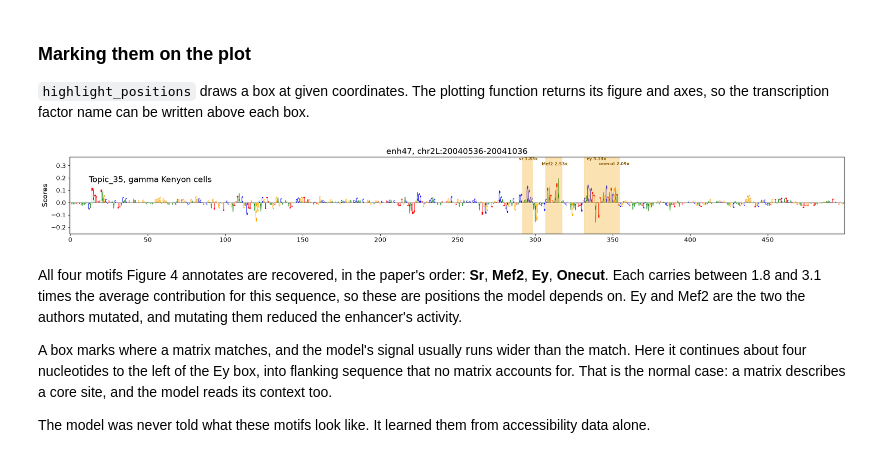
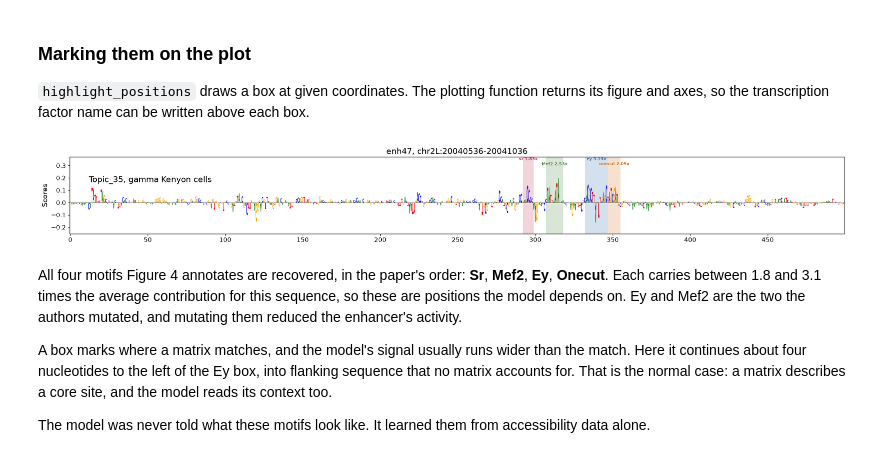
Before and after one commit to nkempynck/isn-school-2026, a Jupyter notebook: notebooks/practicals/06_crested_deepflybrain.ipynb, the cells around one changed output. Cells and saved outputs as stored; diff of their text form; code cells hidden in the pictures.

```diff
--- a/notebooks/practicals/06_crested_deepflybrain.ipynb
+++ b/notebooks/practicals/06_crested_deepflybrain.ipynb
@@ -461,15 +461,31 @@ found
 returns its figure and axes, so the transcription factor name can be written
 above each box.
 # %%
+# One colour per transcription factor. Adjacent sites would otherwise merge
+# into a single block: Ey ends at 347 and Onecut begins there. The four from
+# Figure 4 keep the colours the paper gives them, so the two figures can be put
+# side by side; anything else is taken from the spare list in order.
+MOTIF_COLOUR = {"sr": "#C2425A", "Mef2": "#4F8A4C", "ey": "#3F76B0", "onecut": "#D97A2B"}
+SPARE = ["#7A5EA8", "#1F8A8A", "#B07A1F", "#9B5B8A"]
+
+
 def plot_with_motifs(scores, onehot, hits, label, class_label, width=22, height=3):
     fig, axes = crested.pl.explain.contribution_scores(
         scores, onehot,
         sequence_labels=[label], class_labels=[class_label],
-        highlight_positions=[(int(h.start), int(h.end)) for h in hits.itertuples()],
-        highlight_kws={"facecolor": "#f0a202", "alpha": 0.30, "edgecolor": "none"},
         width=width, height=height, show=False,
     )
     ax = axes[0] if isinstance(axes, (list, np.ndarray)) else axes
+
+    # Draw the boxes here rather than letting crested do it, because it takes
+    # one style for all of them and we want one colour each. zorder keeps them
+    # behind the nucleotides.
+    colour_of = {}
+    for n, tf in enumerate(dict.fromkeys(h.tf for h in hits.itertuples())):
+        colour_of[tf] = MOTIF_COLOUR.get(tf, SPARE[n % len(SPARE)])
+    for h in hits.itertuples():
+        ax.axvspan(int(h.start), int(h.end), facecolor=colour_of[h.tf],
+                   alpha=0.22, edgecolor="none", zorder=0)
 
     # Motifs often sit within a few nucleotides of each other, so a single row
     # of labels runs together and becomes unreadable. Draw them, measure how
@@ -481,7 +497,7 @@ def plot_with_motifs(scores, onehot, hits, label, class_label, width=22, height=
     ordered = sorted(hits.itertuples(), key=lambda r: r.start)
     labels = [
         ax.text((h.start + h.end) / 2, 1.0, f"{h.tf} {h.x_average}x", ha="center",
-                va="top", fontsize=8, weight="bold", color="#8a5a00",
+                va="top", fontsize=8, weight="bold", color=colour_of[h.tf],
                 transform=ax.get_xaxis_transform())
         for h in ordered
     ]
@@ -494,34 +510,34 @@ def plot_with_motifs(scores, onehot, hits, label, class_label, width=22, height=
     to_data = ax.transData.inverted()
     margin = onehot.shape[-2] * 0.01          # keep a nucleotide or two clear
     rows, row_of, tallest = [], [], 0
     for text in labels:
         box = text.get_window_extent(renderer)
         left = to_data.transform((box.x0, 0))[0] - margin
         right = to_data.transform((box.x1, 0))[0] + margin
         tallest = max(tallest, box.height)
         row = 0
         while row < len(rows) and left < rows[row]:
             row += 1                           # that row is still occupied here
         if row == len(rows):
             rows.append(right)
         else:
             rows[row] = right
         row_of.append(row)
 
     # Free up the top of the plot so the labels never sit on the sequence.
     row_height = tallest * 1.15 / ax.get_window_extent().height
     band = min(row_height * len(rows), 0.6)
     low, high = ax.get_ylim()
     ax.set_ylim(low, low + (high - low) / (1 - band))
     for text, row in zip(labels, row_of):
         text.set_y(1.0 - row * row_height)
 
     plt.show()
 
 plot_with_motifs(enh_scores, enh_onehot, found,
                  f"{enh_name}, {enh_region}", "Topic_35, gamma Kenyon cells")
 # %% [output]
-[figure, old version]
+[figure, new version]
 # %% [markdown]
 All four motifs Figure 4 annotates are recovered, in the paper's order: **Sr**,
 **Mef2**, **Ey**, **Onecut**. Each carries between 1.8 and 3.1 times the average
```
Also changed, not shown: parts of 12 cells of this notebook.
